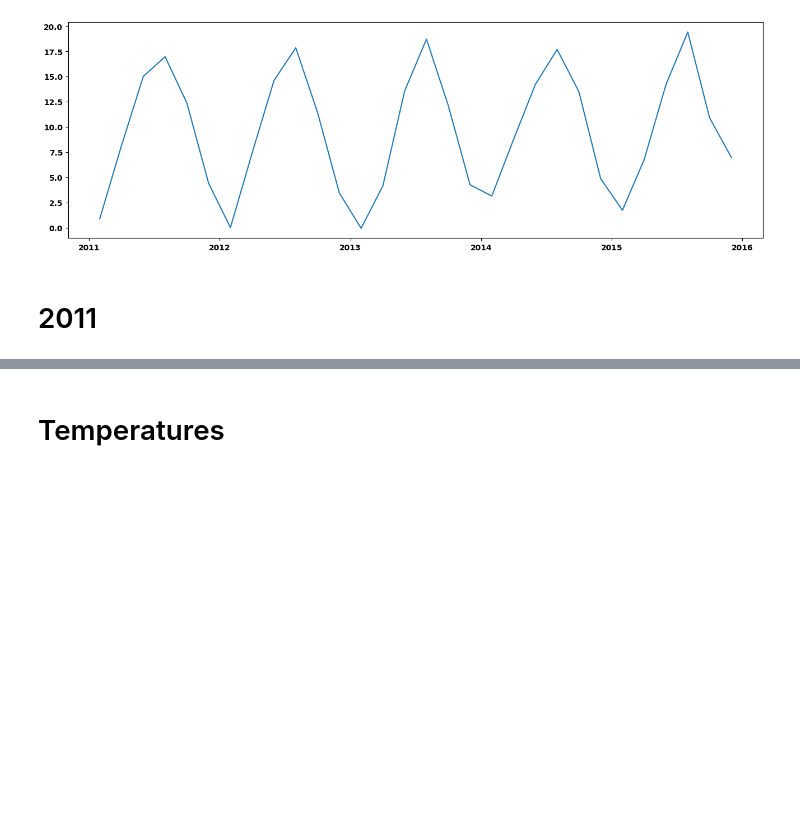
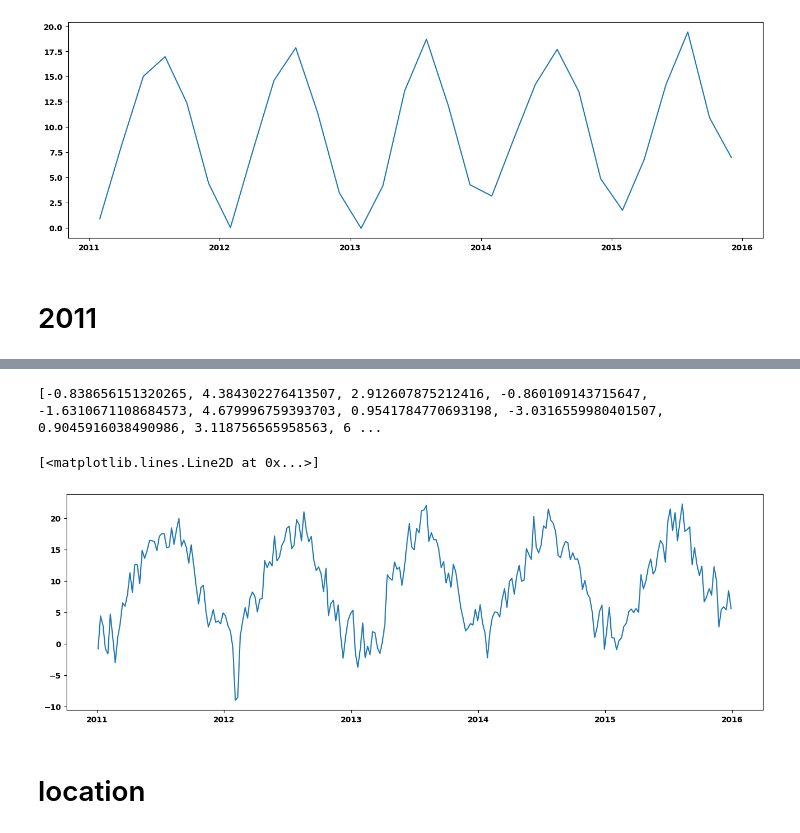
Before and after one commit to Cari1111/bachelor-code, a Jupyter notebook: create_cutout.ipynb, the cells around one changed output, grey strips where cells are left out. Drawn from its saved outputs; the diff is of its cells as text; code cells hidden in the pictures; blank space fills up the shorter version.

```diff
--- a/create_cutout.ipynb
+++ b/create_cutout.ipynb
@@ -174,3 +195,33 @@ plt.plot(dates, temperatures_C)
+# %%
+snapshot_split_1w = split_list(cutout.data['time'].data, 260)
+# %%
+feature_keys = list(cutout.data.keys())[1:]
+features_1w = dict()
+for key in feature_keys:
+    features_1w[key] = []
+
+for snapshots in snapshot_split_1w:
+    time_slice = slice(snapshots[0], snapshots[-1])
+    for key in feature_keys:
+        mean = float(np.mean(cutout.data[key].sel(time=time_slice).data))
+        features_1w[key].append(mean)
+# %%
+with open('weather_features_1w.pkl', 'wb') as f:
+    pickle.dump(features_1w, f)
+# %%
+with open('weather_features_1w.pkl', 'rb') as f:
+    features_1w = pickle.load(f)
+# %%
+dates = [snapshots[int(len(snapshots)/2)] for snapshots in snapshot_split_1w]
+
+temperatures_C = [convert_temperature(tempr, 'K', 'C') for tempr in features_1w['temperature']]
+print(temperatures_C)
+plt.figure(figsize=(16,5))
+plt.plot(dates, temperatures_C)
+# %% [output]
+[-0.838656151320265, 4.384302276413507, 2.912607875212416, -0.860109143715647, -1.6310671108684573, 4.679996759393703, 0.9541784770693198, -3.0316559980401507, 0.9045916038490986, 3.118756565958563, 6 ...
+[<matplotlib.lines.Line2D at 0x...>]
+[figure, added]
 # %% [markdown]
-# Temperatures
+# location
 # %%
```
Also changed, not shown: parts of 14 cells of this notebook, 28 other files.
